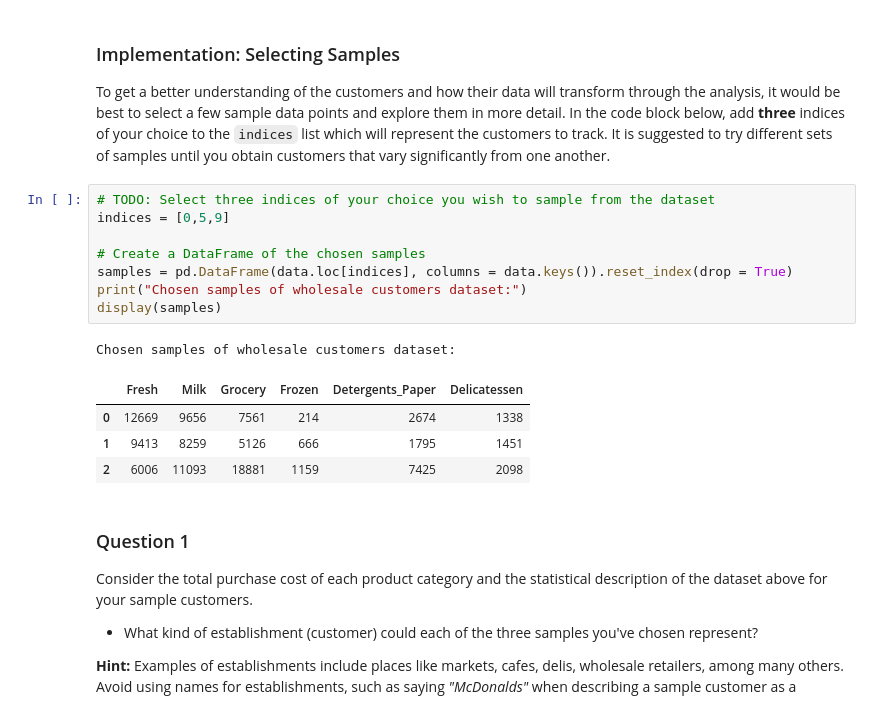
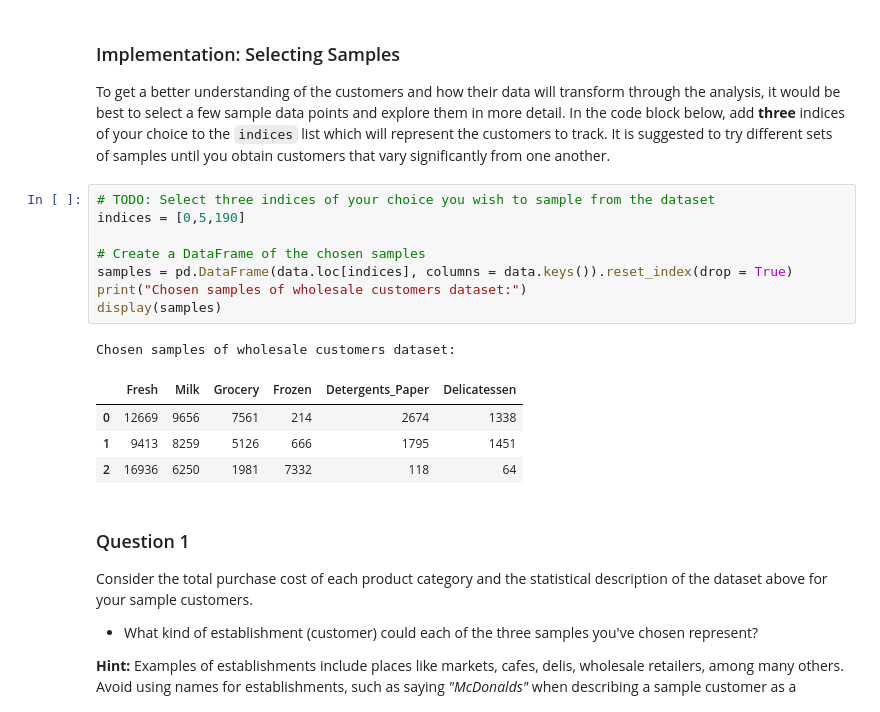
Before and after one commit to gigapromoters/ml-customer-segments, a Jupyter notebook: customer_segments.ipynb, the cells around one changed output. Saved outputs shown, nothing was run; the diff lists cells and outputs as text.

```diff
--- a/customer_segments.ipynb
+++ b/customer_segments.ipynb
@@ -60,18 +60,18 @@ display(data.describe())
 To get a better understanding of the customers and how their data will transform through the analysis, it would be best to select a few sample data points and explore them in more detail. In the code block below, add **three** indices of your choice to the `indices` list which will represent the customers to track. It is suggested to try different sets of samples until you obtain customers that vary significantly from one another.
 # %%
 # TODO: Select three indices of your choice you wish to sample from the dataset
-indices = [0,5,9]
+indices = [0,5,190]
 
 # Create a DataFrame of the chosen samples
 samples = pd.DataFrame(data.loc[indices], columns = data.keys()).reset_index(drop = True)
 print("Chosen samples of wholesale customers dataset:")
 display(samples)
 # %% [output]
 Chosen samples of wholesale customers dataset:
 |  | Fresh | Milk | Grocery | Frozen | Detergents_Paper | Delicatessen |
 | 0 | 12669 | 9656 | 7561 | 214 | 2674 | 1338 |
 | 1 | 9413 | 8259 | 5126 | 666 | 1795 | 1451 |
-| 2 | 6006 | 11093 | 18881 | 1159 | 7425 | 2098 |
+| 2 | 16936 | 6250 | 1981 | 7332 | 118 | 64 |
 # %% [markdown]
 ### Question 1
 Consider the total purchase cost of each product category and the statistical description of the dataset above for your sample customers.
```
Also changed, not shown: parts of 35 cells of this notebook.
